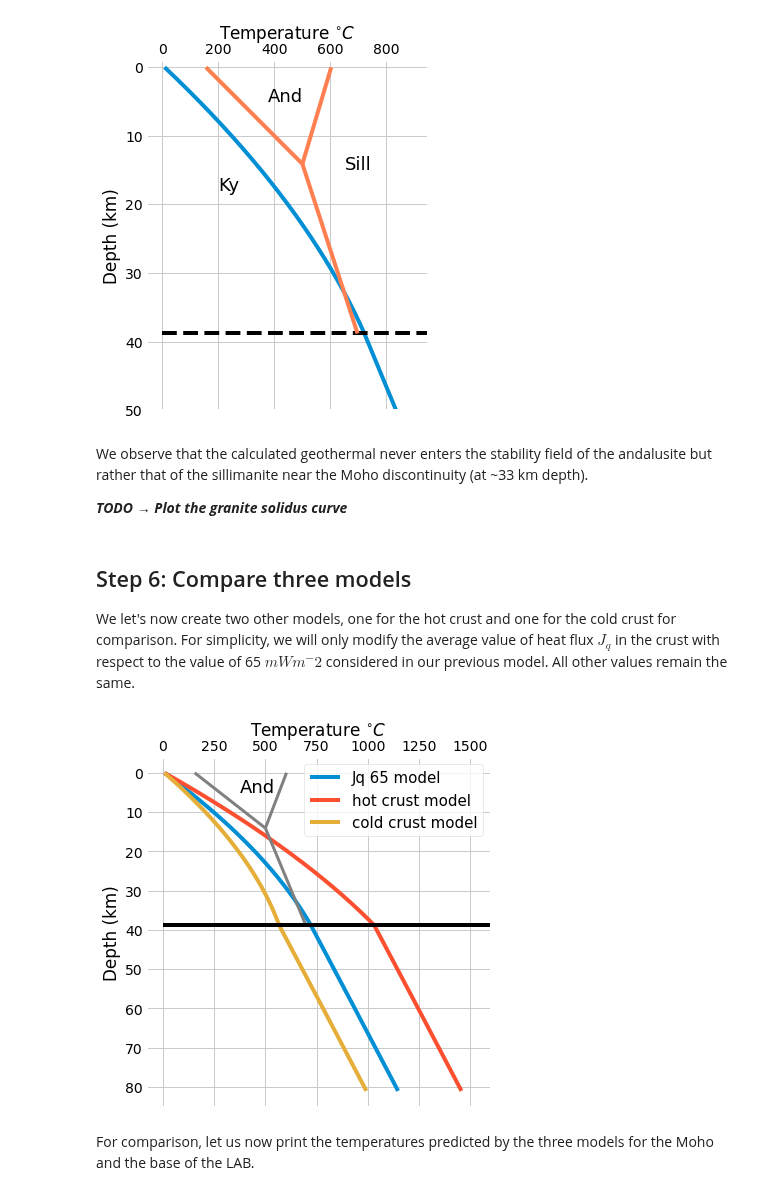
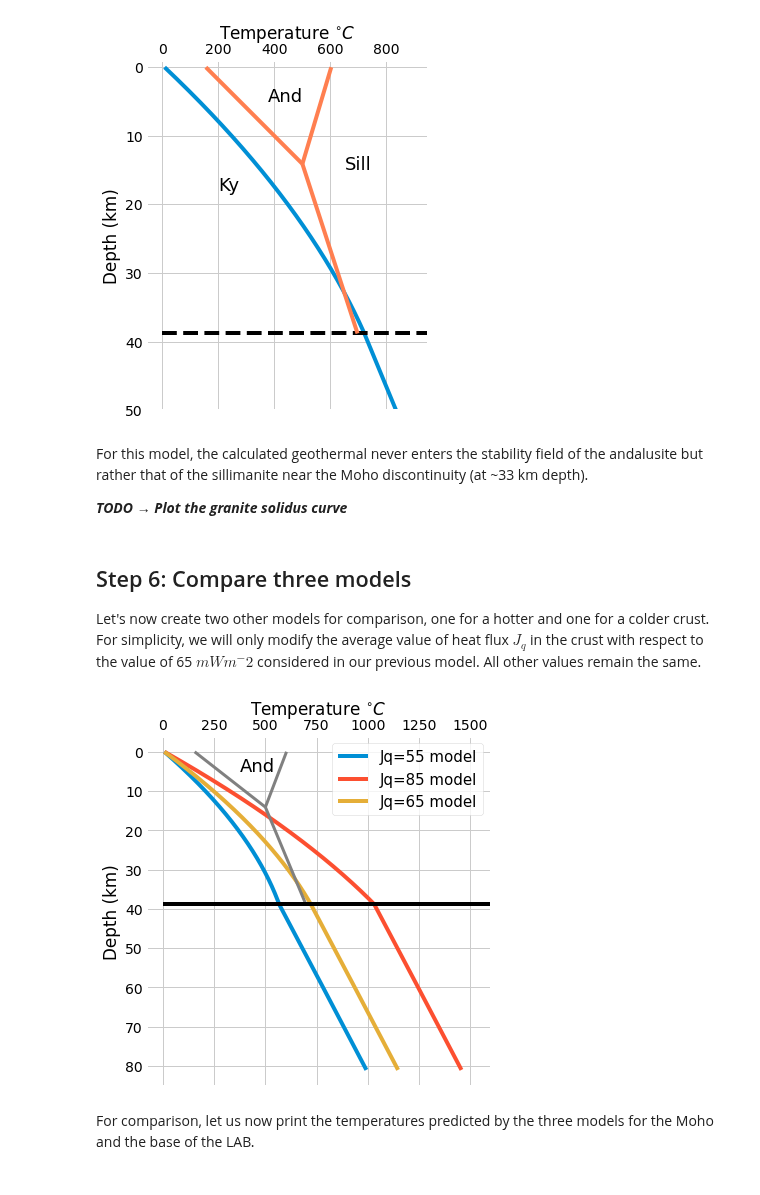
Before and after one commit to marcoalopez/strength_envelopes, a Jupyter notebook: notebooks/stable_geotherm.ipynb, the cells around one changed output. Drawn from its saved outputs; the diff is of its cells as text; code cells hidden in the pictures.

```diff
--- a/notebooks/stable_geotherm.ipynb
+++ b/notebooks/stable_geotherm.ipynb
@@ -97,7 +97,7 @@ depths_crust = np.linspace(start=0, stop=moho, num=3880)
 # %%
 # now we call the function "turcotte_schubert_model" and pass the different arguments in order
 T_crust = turcotte_schubert_model(depths_crust,
-                                  thermal=(T_surf, heat_crust.Jq, heat_crust.A, heat_crust.K))
+                                  thermal=(T_surf, crust_model.Jq, crust_model.A, crust_model.K))
 # %%
 # plot depth vs temperature
 fig1, ax = plt.subplots()
@@ -134,9 +134,9 @@ T0 = T_crust[-1]
 
 # Estimate the T gradient
 T_mantle = turcotte_schubert_model(depths[depths > moho],
-                                   thermal=(T0, heat_mantle.Jq, heat_mantle.A, heat_mantle.K))
+                                   thermal=(T0, mantle_model.Jq, mantle_model.A, mantle_model.K))
 
-# Stack the two arrays in sequence "horizontally" -> hstack
+# Stack the two arrays in sequence "horizontally" -> numpy.hstack
 T_lithosphere = np.hstack((T_crust, T_mantle))
 
 # Estimate a gradient of 20°C/km
@@ -202,79 +202,79 @@ _ = ax.set(xlabel='Temperature $^{\circ}C$', ylabel='Depth (km)')
 # %% [output]
 [figure]
 # %% [markdown]
-We observe that the calculated geothermal never enters the stability field of the andalusite but rather that of the sillimanite near the Moho discontinuity (at ~33 km depth).
+For this model, the calculated geothermal never enters the stability field of the andalusite but rather that of the sillimanite near the Moho discontinuity (at ~33 km depth).
 
 **_TODO → Plot the granite solidus curve_**
 # %% [markdown]
 ## Step 6: Compare three models
 
-We let's now create two other models, one for the hot crust and one for the cold crust for comparison. For simplicity, we will only modify the average value of heat flux $J_q$ in the crust with respect to the value of 65 $mW m^-2$ considered in our previous model. All other values remain the same.
+Let's now create two other models for comparison, one for a hotter and one for a colder crust. For simplicity, we will only modify the average value of heat flux $J_q$ in the crust with respect to the value of 65 $mW m^-2$ considered in our previous model. All other values remain the same.
 # %%
 # HOT CRUST-MANTLE MODEL
-heat_crust_hot = SimpleNamespace(Jq = 85,  A = 0.97, K = 2.51)
-heat_mantle_hot = SimpleNamespace(Jq = 34, A = 0.01, K = 3.35)
+crust_model_hot = SimpleNamespace(Jq = 85,  A = 0.97, K = 2.51)
+mantle_model_hot = SimpleNamespace(Jq = 34, A = 0.01, K = 3.35)
 
 # estimate the geotherm
 T_crust_hot = turcotte_schubert_model(depths[depths <= moho],
                                       thermal=(T_surf,
-                                               heat_crust_hot.Jq,
-                                               heat_crust_hot.A,
-                                               heat_crust_hot.K))
+                                               crust_model_hot.Jq,
+                                               crust_model_hot.A,
+                                               crust_model_hot.K))
 T0 = T_crust_hot[-1]
 T_mantle_hot = turcotte_schubert_model(depths[depths > moho],
                                        thermal=(T0,
-                                                heat_mantle_hot.Jq,
-                                                heat_mantle_hot.A,
-                                                heat_mantle_hot.K))
+                                                mantle_model_hot.Jq,
+                                                mantle_model_hot.A,
+                                                mantle_model_hot.K))
 
 T_lithos_hot = np.hstack((T_crust_hot, T_mantle_hot))  # Stack arrays
 
 # COLD CRUST-MANTLE MODEL
-heat_crust_cold = SimpleNamespace(Jq = 55, A = 0.97, K = 2.51)
-heat_mantle_cold = SimpleNamespace(Jq = 34, A = 0.01, K = 3.35)
+crust_model_cold = SimpleNamespace(Jq = 55, A = 0.97, K = 2.51)
+mantle_model_cold = SimpleNamespace(Jq = 34, A = 0.01, K = 3.35)
 
 # estimate the geotherm
 T_crust_cold = turcotte_schubert_model(depths[depths <= moho],
                                        thermal=(T_surf,
-                                                heat_crust_cold.Jq,
-                                                heat_crust_cold.A,
-                                                heat_crust_cold.K))
+                                                crust_model_cold.Jq,
+                                                crust_model_cold.A,
+                                                crust_model_cold.K))
 T0 = T_crust_cold[-1]
 T_mantle_cold = turcotte_schubert_model(depths[depths > moho],
                                         thermal=(T0,
-                                                 heat_mantle_cold.Jq,
-                                                 heat_mantle_cold.A,
-                                                 heat_mantle_cold.K))
+                                                 mantle_model_cold.Jq,
+                                                 mantle_model_cold.A,
+                                                 mantle_model_cold.K))
 
 T_lithos_cold = np.hstack((T_crust_cold, T_mantle_cold))  # Stack arrays
 # %%
 # initialize the figure
 fig4, ax = plt.subplots(figsize=(5.5, 6))
 
 # tweak the figure axe so that the depth is shown on the y-axis downwards
 ax.invert_yaxis()
 ax.xaxis.tick_top()
 ax.xaxis.set_label_position('top')
 
 # plot geotherms
-ax.plot(T_lithosphere, depths, label='Jq 65 model')
-ax.plot(T_lithos_hot, depths, label='hot crust model')
-ax.plot(T_lithos_cold, depths, label='cold crust model')
+ax.plot(T_lithos_cold, depths, label='Jq=55 model')
+ax.plot(T_lithos_hot, depths, label='Jq=85 model')
+ax.plot(T_lithosphere, depths, label='Jq=65 model')
 
 # plot Al2SiO4 stability fields
 ax.plot([Ky_And_T, tp_T], [0, tp_depth], color='grey', linewidth=3) # Ky-And line
 ax.plot([tp_T, And_Sill_T], [tp_depth, 0], color='grey', linewidth=3)  # And-Sill line
 ax.plot([tp_T, Ky_Sill_T], [tp_depth, moho], color='grey', linewidth=3)  # Ky-Sill line
 ax.annotate(text='And', xy=(375, 5), fontsize=18)
 
 # plot moho
 ax.plot([0, 1600], [moho, moho], color='black')
 
 ax.set_xlim(right=1600)
 ax.set(xlabel='Temperature $^{\circ}C$', ylabel='Depth (km)')
 _ = ax.legend(loc='best', fontsize=15)
 # %% [output]
-[figure, old version]
+[figure, new version]
 # %% [markdown]
 For comparison, let us now print the temperatures predicted by the three models for the Moho and the base of the LAB.
 # %%
```
Also changed, not shown: parts of 2 cells of this notebook.
